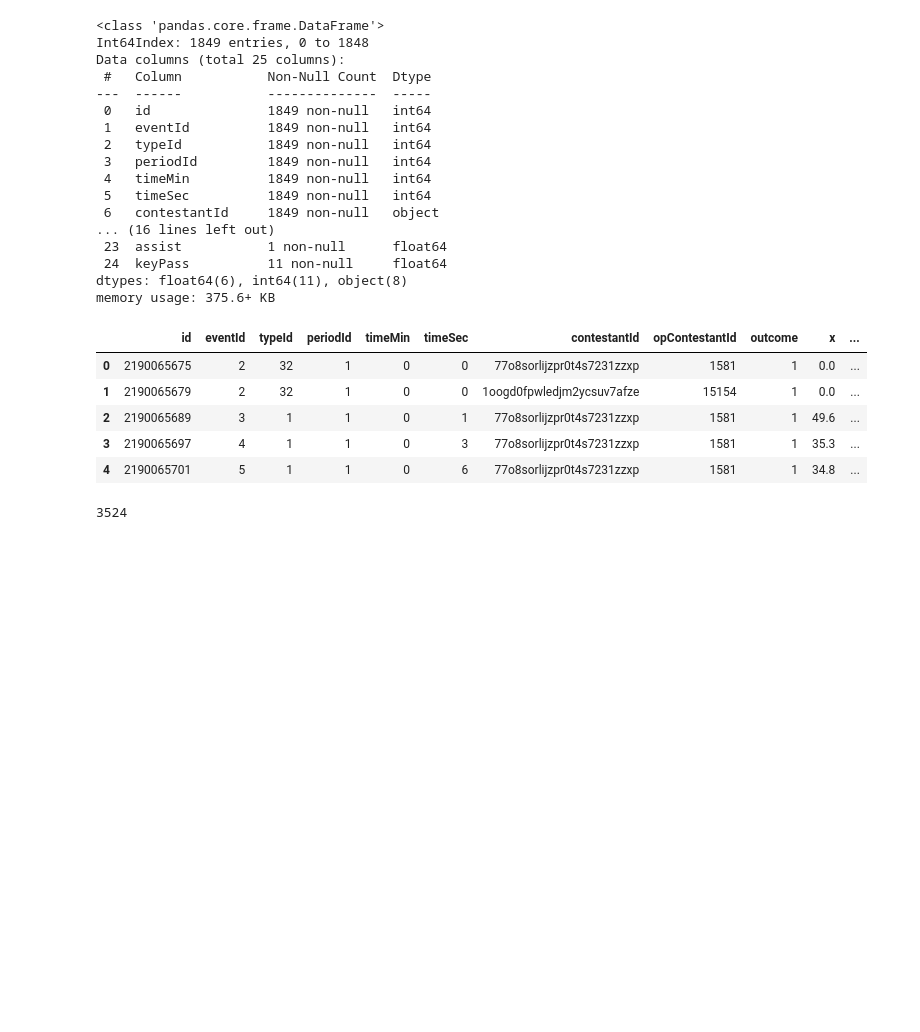
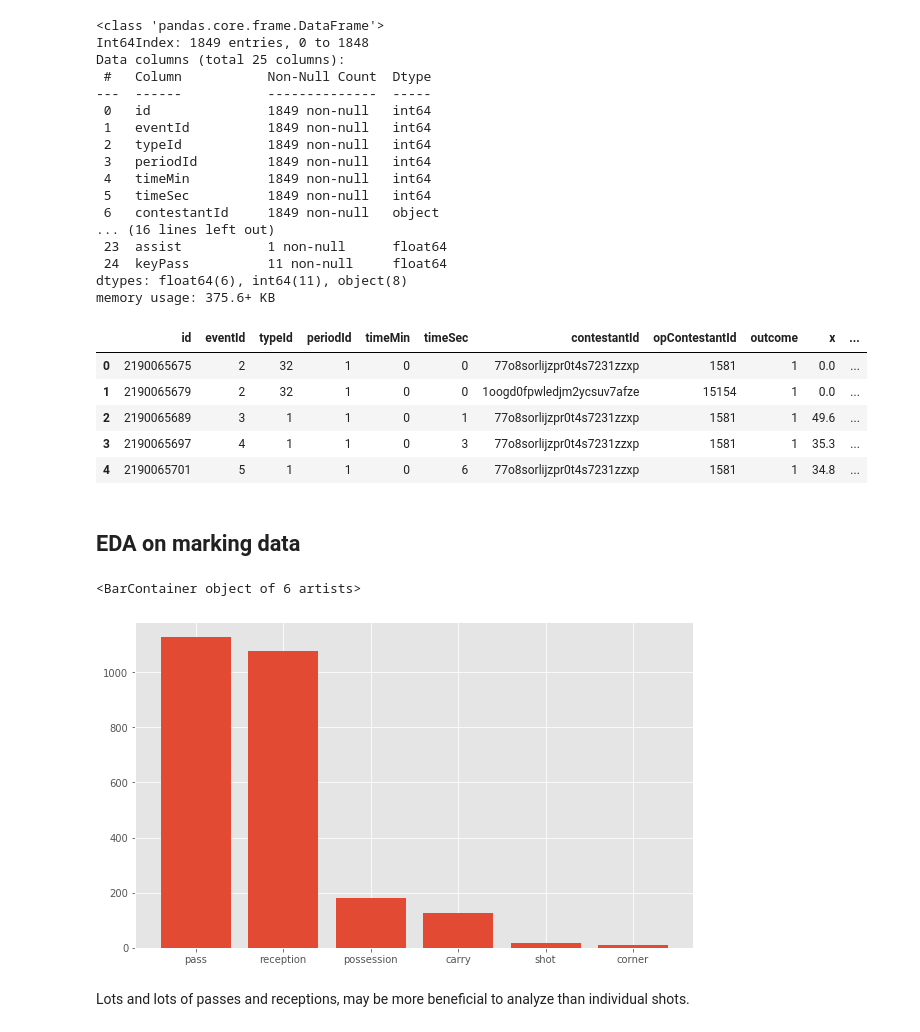
Before and after one commit to morganabbitt/MLS-Project2, a Jupyter notebook: Notebooks/eda_1.ipynb, the cells around one changed output. Saved outputs shown, nothing was run; the diff lists cells and outputs as text; code cells hidden in the pictures; blank space fills up the shorter version.

```diff
--- a/Notebooks/eda_1.ipynb
+++ b/Notebooks/eda_1.ipynb
@@ -76,4 +91,10 @@ shot_optaid = df_marking[~df_marking['shooterId'].isna()]['optaId']
-# %%
-df_opta[df_opta['id'].isin(shot_optaid)]['alignedFrameIdx'][48]
-# %% [output]
-3524
+# %% [markdown]
+## EDA on marking data
+# %%
+plt.figure(figsize=(10, 6))
+plt.bar(df_marking.groupby('markingType').count().sort_values('id', ascending=False).iloc[:, 0].index, df_marking.groupby('markingType').count().sort_values('id', ascending=False).iloc[:, 0].values)
+# %% [output]
+<BarContainer object of 6 artists>
+[figure, added]
+# %% [markdown]
+Lots and lots of passes and receptions, may be more beneficial to analyze than individual shots.
```
Also changed, not shown: parts of 47 cells of this notebook, 3 other files.
